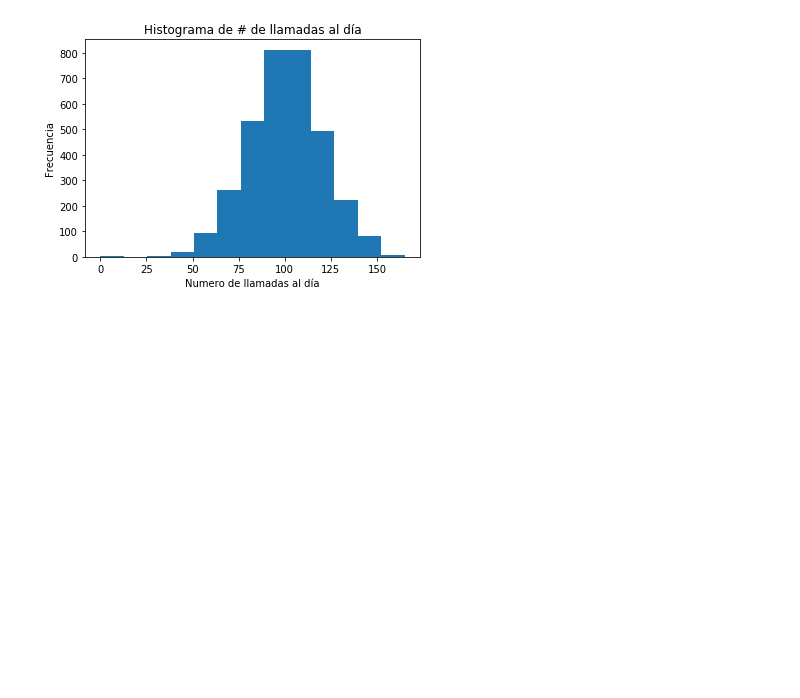
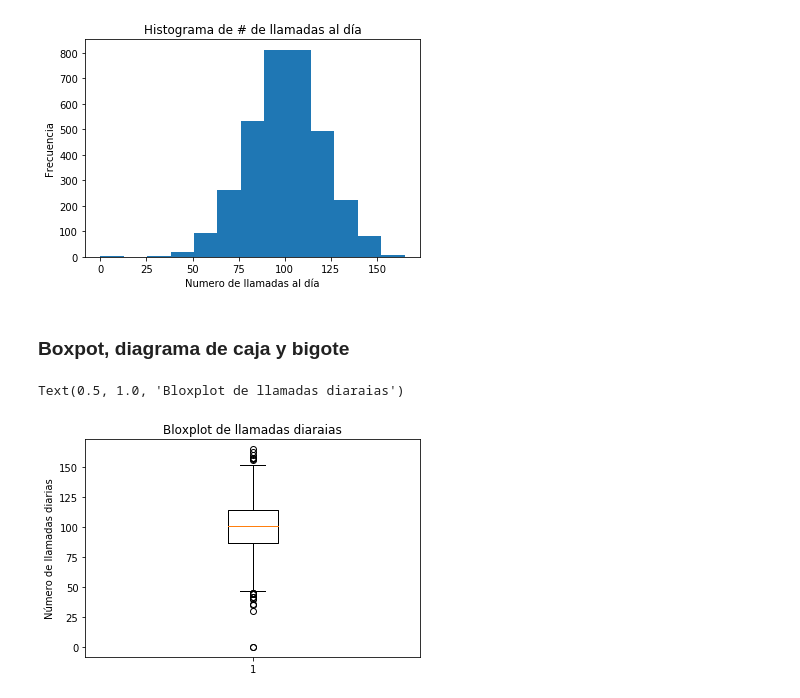
Before and after one commit to smenaaliaga/python-ml-course, a Jupyter notebook: notebooks mio/T1 - 3 - Data Cleaning - Plots.ipynb, the cells around one changed output. Cells and saved outputs as stored; diff of their text form; code cells hidden in the pictures; blank space fills up the shorter version.

Commit message:
Boxplot

```diff
--- a/notebooks mio/T1 - 3 - Data Cleaning - Plots.ipynb
+++ b/notebooks mio/T1 - 3 - Data Cleaning - Plots.ipynb
@@ -59,3 +59,12 @@ plt.title("Histograma de # de llamadas al día")
 # %% [output]
 Text(0.5, 1.0, 'Histograma de # de llamadas al día')
 [figure]
+# %% [markdown]
+### Boxpot, diagrama de caja y bigote
+# %%
+plt.boxplot(data["Day Calls"])
+plt.ylabel("Número de llamadas diarias")
+plt.title("Bloxplot de llamadas diaraias")
+# %% [output]
+Text(0.5, 1.0, 'Bloxplot de llamadas diaraias')
+[figure, added]
```
Also changed, not shown: parts of 1 cell of this notebook.
